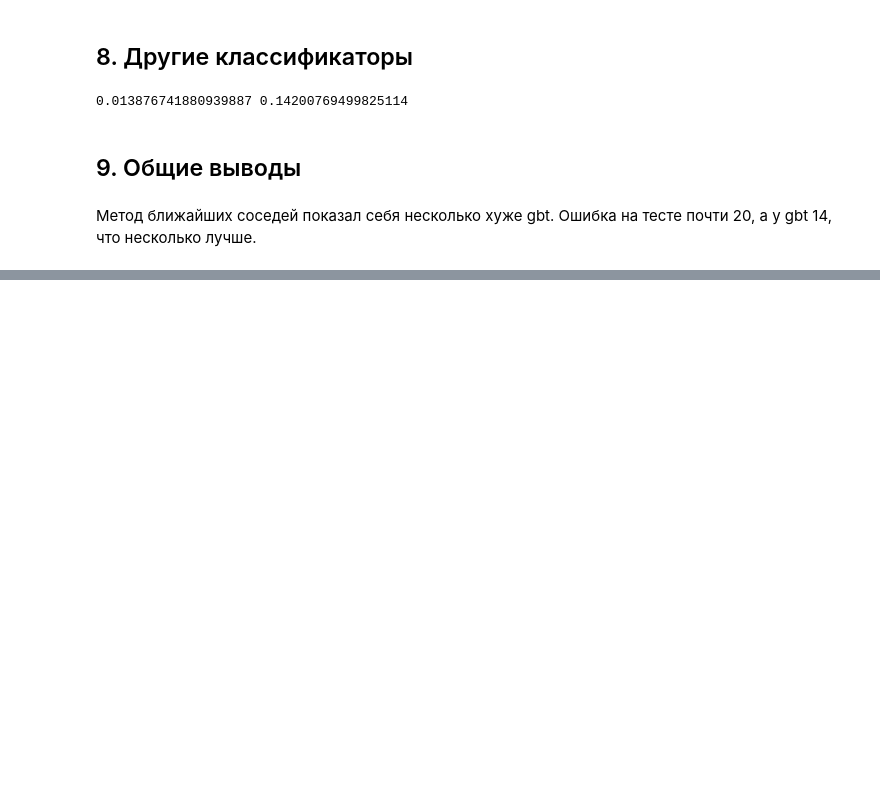
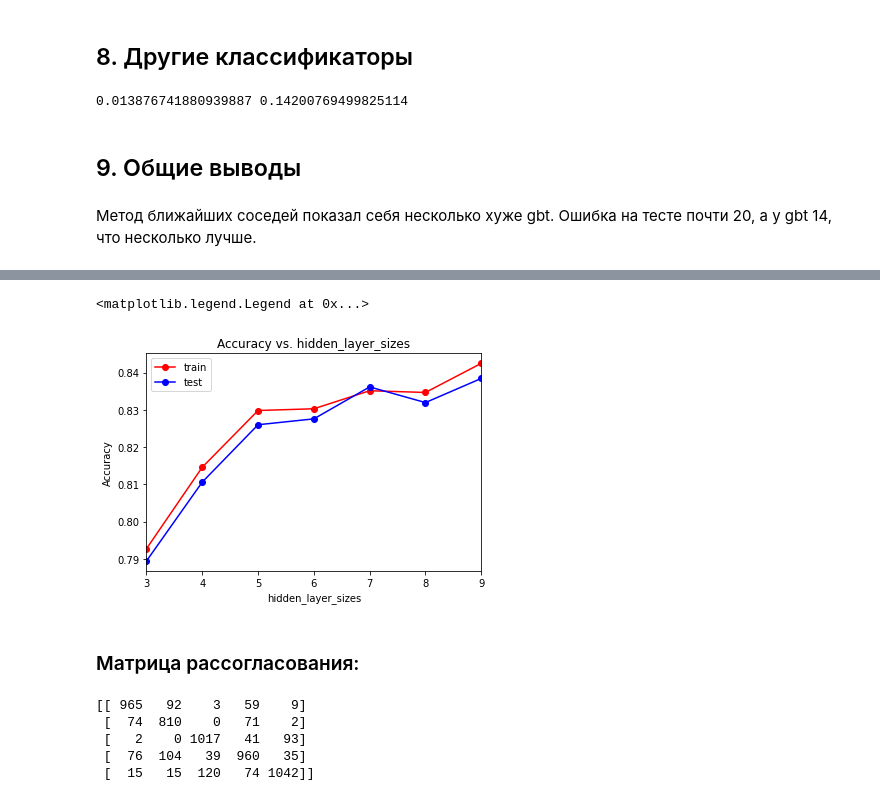
Before and after one commit to AnastasijaK22/machine_learning_magi, a Jupyter notebook: Music.ipynb, the cells around one changed output, grey strips where cells are left out. Drawn from its saved outputs; the diff is of its cells as text; code cells hidden in the pictures; blank space fills up the shorter version.

```diff
--- a/Music.ipynb
+++ b/Music.ipynb
@@ -656,0 +811,22 @@ print(err_train, err_test)
+# %%
+plt.plot(number, train_acc, 'r-o', label = 'train')
+plt.plot(number, test_acc, 'b-o', label = 'test')
+plt.xlim([np.min(number), np.max(number)])
+plt.title('Accuracy vs. hidden_layer_sizes')
+plt.xlabel('hidden_layer_sizes')
+plt.ylabel('Accuracy')
+plt.legend()
+# %% [output]
+<matplotlib.legend.Legend at 0x...>
+[figure, added]
+# %% [markdown]
+### Матрица рассогласования:
+# %%
+from sklearn.metrics import confusion_matrix
+print(confusion_matrix(y_test_pred, y_test))
+# %% [output]
+[[ 965   92    3   59    9]
+ [  74  810    0   71    2]
+ [   2    0 1017   41   93]
+ [  76  104   39  960   35]
+ [  15   15  120   74 1042]]
```
Also changed, not shown: parts of 33 cells of this notebook.
